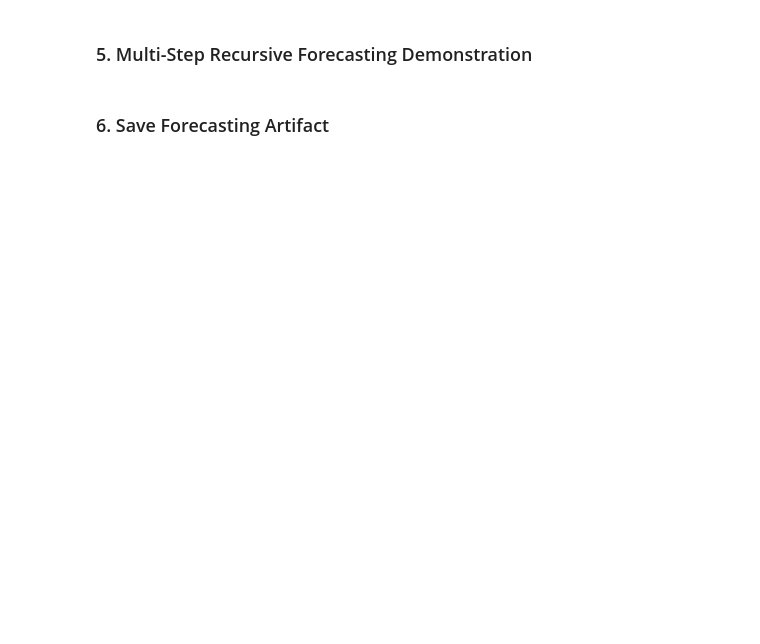
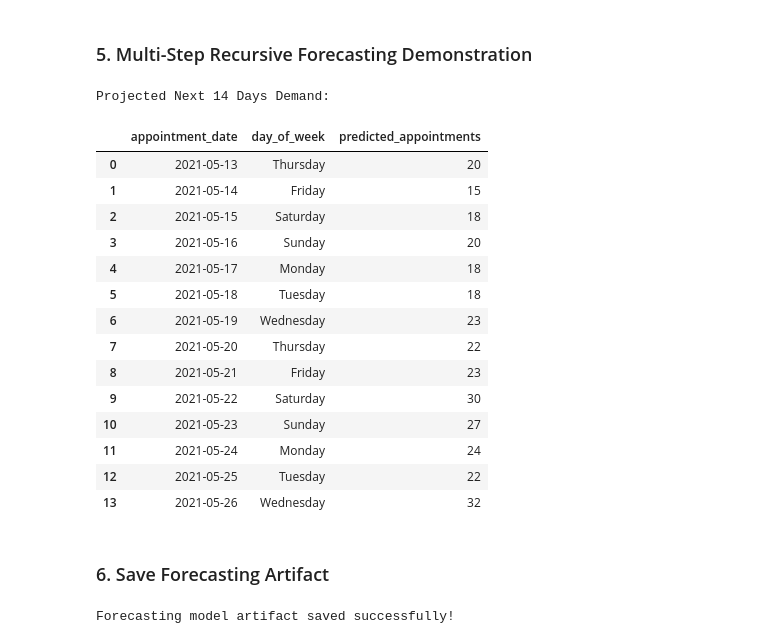
Before and after one commit to kavyaa2015/Medical-Appointment-No-Show-Prediction-Dem, a Jupyter notebook: notebooks/03_demand_forecasting.ipynb, the cells around one changed output. Saved outputs shown, nothing was run; the diff lists cells and outputs as text; code cells hidden in the pictures; blank space fills up the shorter version.

```diff
--- a/notebooks/03_demand_forecasting.ipynb
+++ b/notebooks/03_demand_forecasting.ipynb
@@ -77,13 +142,30 @@ plt.show()
 # %%
 artifact = {
     'model': best_model,
     'model_name': best_model_name,
-    'metadata': {'metrics': results[best_model_name]}
+    'metadata': {'metrics': best_model_metrics}
 }
 
 future_14d = forecast_future_demand(artifact, daily_all, horizon_days=14)
 print("Projected Next 14 Days Demand:")
 future_14d[['appointment_date', 'day_of_week', 'predicted_appointments']]
+# %% [output]
+Projected Next 14 Days Demand:
+|  | appointment_date | day_of_week | predicted_appointments |
+| 0 | 2021-05-13 | Thursday | 20 |
+| 1 | 2021-05-14 | Friday | 15 |
+| 2 | 2021-05-15 | Saturday | 18 |
+| 3 | 2021-05-16 | Sunday | 20 |
+| 4 | 2021-05-17 | Monday | 18 |
+| 5 | 2021-05-18 | Tuesday | 18 |
+| 6 | 2021-05-19 | Wednesday | 23 |
+| 7 | 2021-05-20 | Thursday | 22 |
+| 8 | 2021-05-21 | Friday | 23 |
+| 9 | 2021-05-22 | Saturday | 30 |
+| 10 | 2021-05-23 | Sunday | 27 |
+| 11 | 2021-05-24 | Monday | 24 |
+| 12 | 2021-05-25 | Tuesday | 22 |
+| 13 | 2021-05-26 | Wednesday | 32 |
 # %% [markdown]
 ### 6. Save Forecasting Artifact
 # %%
@@ -91,9 +173,11 @@ save_forecasting_artifact(
     model=best_model,
     model_name=best_model_name,
     metadata={
-        'metrics': results[best_model_name],
-        'all_models': results
+        'metrics': best_model_metrics,
+        'all_models': results_df.to_dict(orient='records')
     },
     filepath='../models/demand_forecast_model.joblib'
 )
 print("Forecasting model artifact saved successfully!")
+# %% [output]
+Forecasting model artifact saved successfully!
```
Also changed, not shown: parts of 7 cells of this notebook, 31 other files.
